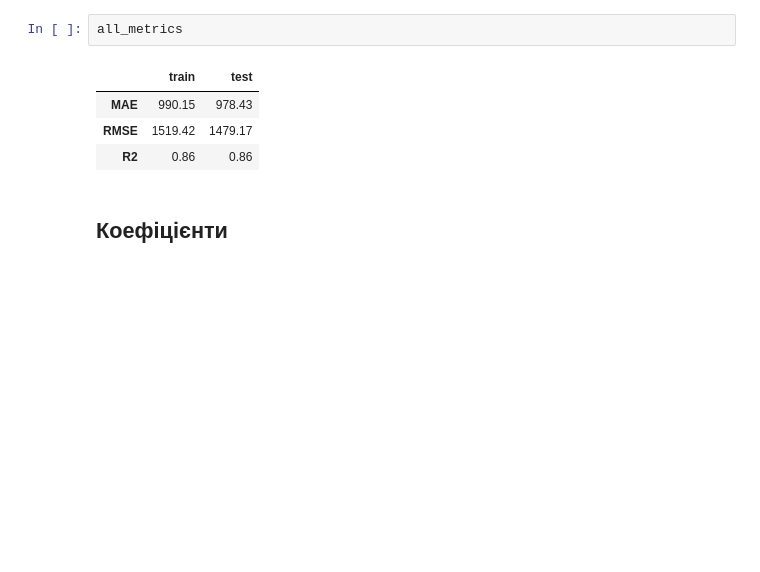
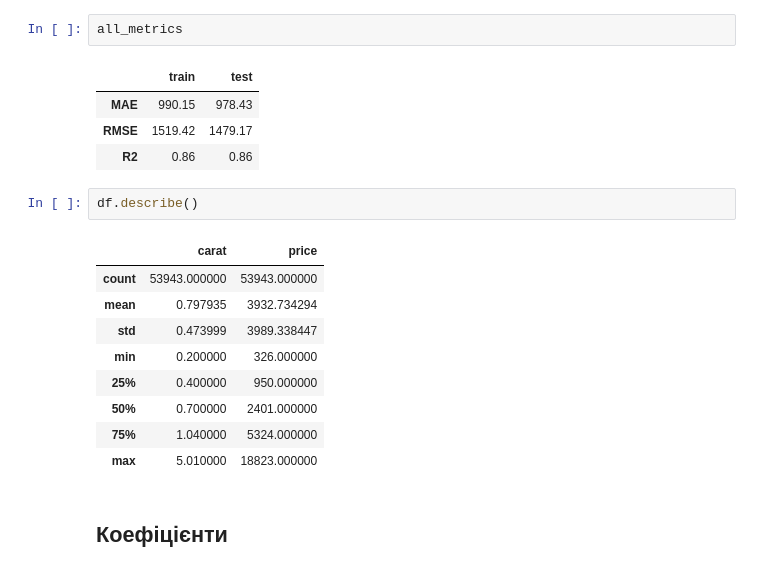
Before and after one commit to HalyshAnton/Python-AI, a Jupyter notebook: linear_regression.ipynb, the cells around one changed output. Cells and saved outputs as stored; diff of their text form; blank space fills up the shorter version.

```diff
--- a/linear_regression.ipynb
+++ b/linear_regression.ipynb
@@ -347,6 +347,18 @@ all_metrics
 | MAE | 990.15 | 978.43 |
 | RMSE | 1519.42 | 1479.17 |
 | R2 | 0.86 | 0.86 |
+# %%
+df.describe()
+# %% [output]
+|  | carat | price |
+| count | 53943.000000 | 53943.000000 |
+| mean | 0.797935 | 3932.734294 |
+| std | 0.473999 | 3989.338447 |
+| min | 0.200000 | 326.000000 |
+| 25% | 0.400000 | 950.000000 |
+| 50% | 0.700000 | 2401.000000 |
+| 75% | 1.040000 | 5324.000000 |
+| max | 5.010000 | 18823.000000 |
 # %% [markdown]
 ## Коефіцієнти
 # %%
```
Also changed, not shown: parts of 23 cells of this notebook.
